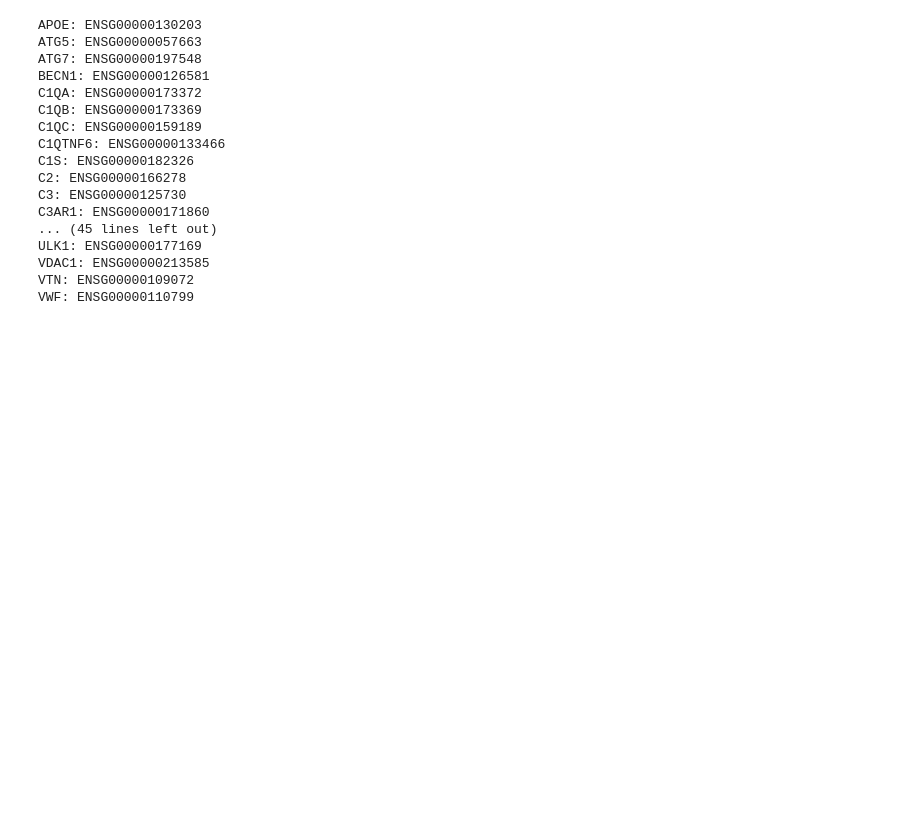
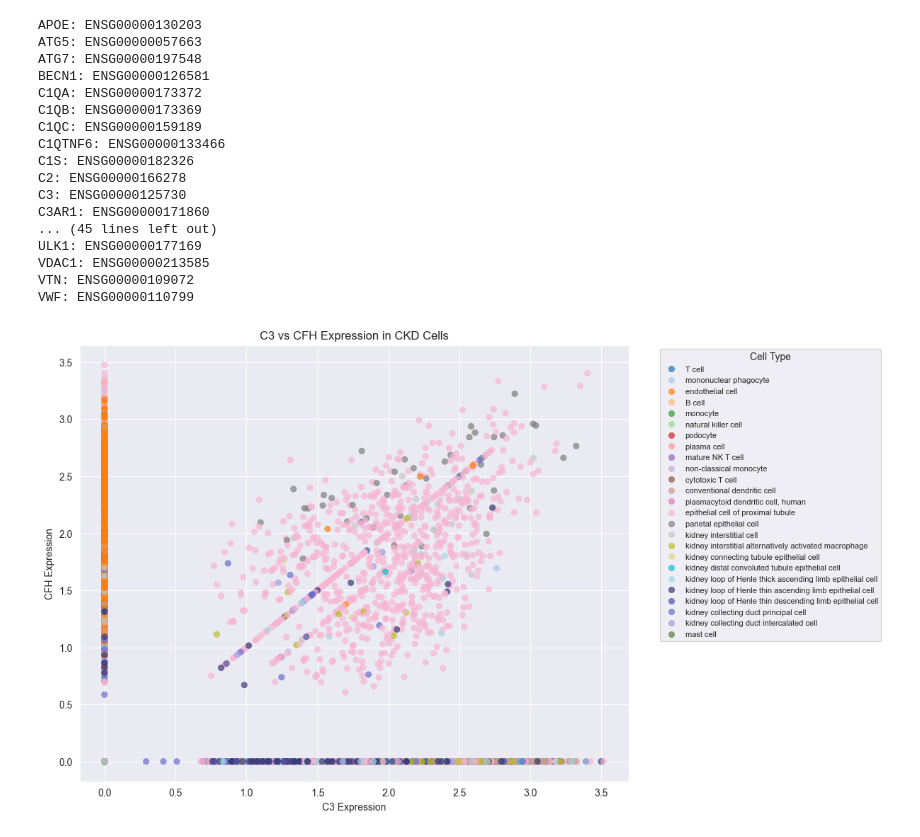
Before and after one commit to aumchampaneri/Biochemistry-BS, a Jupyter notebook: Complement in Disease/testing code.ipynb, the cells around one changed output. Saved outputs shown, nothing was run; the diff lists cells and outputs as text; code cells hidden in the pictures; blank space fills up the shorter version.

Commit message:
Add scatter plot function for gene expression analysis and update disease parameter in UMAP plotting

```diff
--- a/Complement in Disease/testing code.ipynb
+++ b/Complement in Disease/testing code.ipynb
@@ -184,3 +184,88 @@ ax.legend(title="Cell Type", bbox_to_anchor=(1.05, 1), loc="upper left", frameon
 plt.tight_layout()
 # plt.savefig('scatterplot_C3vCFH-cell-type_CKD.pdf')
 plt.show()
+# %%
+import numpy as np
+import matplotlib.pyplot as plt
+import seaborn as sns
+import scipy.sparse
+
+def scatter_gene_expression(adata, disease, gene1, gene2, gene_dict, color_by='cell_type', save_path=None):
+    """
+    Creates a scatter plot of two genes' expression patterns colored by cell type or cell type group.
+
+    Parameters
+    ----------
+    adata : AnnData
+        AnnData object containing single-cell RNA-seq data.
+    disease : str
+        The disease state to subset (e.g., 'AKI', 'CKD', 'Reference').
+    gene1 : str
+        Name of the first gene (x-axis).
+    gene2 : str
+        Name of the second gene (y-axis).
+    gene_dict : dict
+        Dictionary mapping gene names to Ensembl IDs for lookup in the expression matrix.
+    color_by : str, optional
+        Column name in adata.obs to use for coloring ('cell_type' or 'cell_type_group'). Default is 'cell_type'.
+    save_path : str, optional
+        Path to save the figure. If None, the figure is displayed but not saved.
+
+    Returns
+    -------
+    None
+    """
+    # Subset data based on disease type
+    adata = adata[adata.obs['diseasetype'] == disease, :].copy()
+
+    # Fetch Ensembl ID from dictionary
+    def get_ensembl_id(gene_name):
+        return gene_dict.get(gene_name, gene_name)
+
+    # Extract and flatten gene expression values
+    def get_expression(ensembl_id):
+        exp = adata[:, ensembl_id].X
+        return exp.toarray().ravel() if scipy.sparse.issparse(exp) else exp.ravel()
+
+    # Get gene expressions
+    gene1_ensembl = get_ensembl_id(gene1)
+    gene2_ensembl = get_ensembl_id(gene2)
+    g1_vals = get_expression(gene1_ensembl)
+    g2_vals = get_expression(gene2_ensembl)
+
+    # Validate color_by column
+    if color_by not in adata.obs.columns:
+        raise ValueError(f"'{color_by}' column not found in adata.obs")
+
+    # Get categories for coloring
+    categories = adata.obs[color_by]
+    unique_categories = list(categories.unique())
+
+    # Use a discrete color palette (tab20 + additional colors if needed)
+    palette = sns.color_palette("tab20", min(20, len(unique_categories)))
+    if len(unique_categories) > 20:
+        palette += sns.color_palette("tab20b", len(unique_categories) - 20)
+
+    # Create scatter plot
+    plt.figure(figsize=(10, 8))
+    sns.scatterplot(x=g1_vals, y=g2_vals, hue=categories, palette=palette, alpha=0.7, edgecolor=None)
+
+    # Set labels and title
+    plt.xlabel(f'{gene1} Expression')
+    plt.ylabel(f'{gene2} Expression')
+    plt.title(f'{gene1} vs {gene2} Expression in {disease} Cells')
+
+    # Adjust legend for clarity
+    plt.legend(title=color_by.replace('_', ' ').title(), bbox_to_anchor=(1.05, 1), loc='upper left', fontsize=8, markerscale=1)
+
+    # Save or show plot
+    if save_path:
+        plt.savefig(save_path, bbox_inches='tight')
+    else:
+        plt.show()
+
+# Example usage
+scatter_gene_expression(adata, 'CKD', 'C3', 'CFH', gene_dict, color_by='cell_type')
+# Example usage with cell type group
+# %% [output]
+[figure, added]
```
Also changed, not shown: parts of 1 cell of this notebook, 2 other files.
